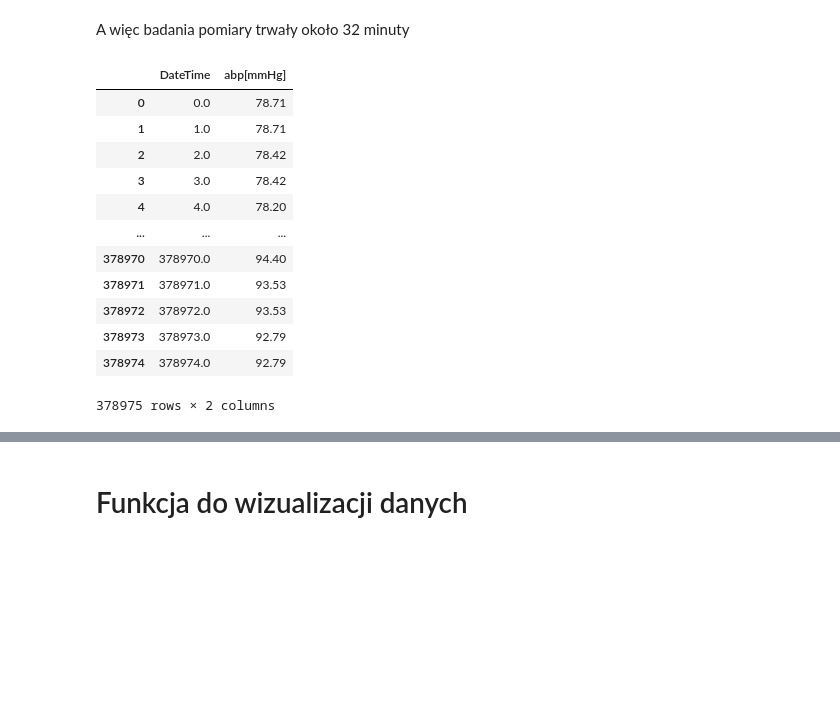
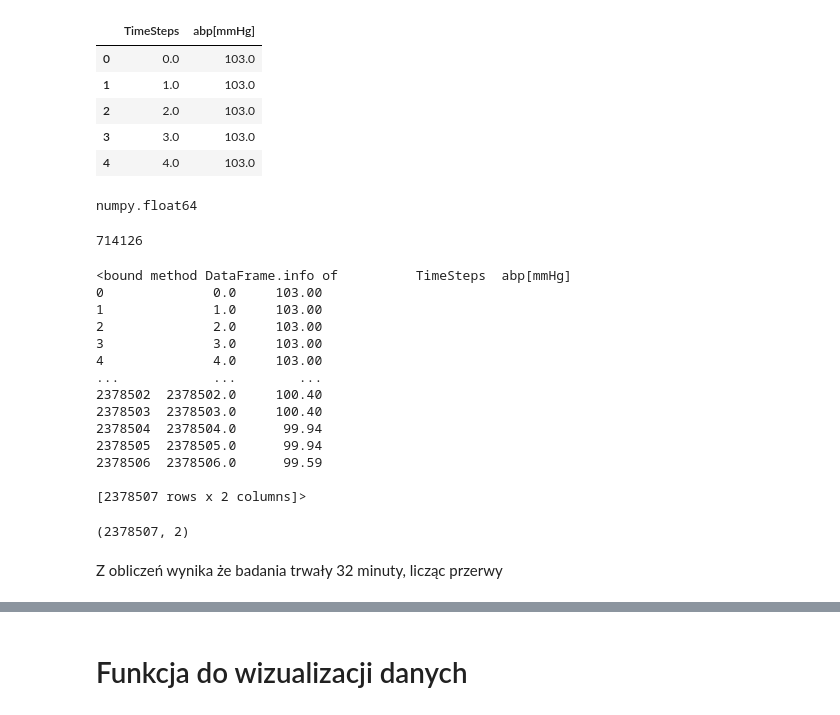
Before and after one commit to IgnacyBerent/BrainLab, a Jupyter notebook: notatki_jupiter.ipynb, the cells around one changed output, grey strips where cells are left out. Saved outputs shown, nothing was run; the diff lists cells and outputs as text; code cells hidden in the pictures; blank space fills up the shorter version.

```diff
--- a/notatki_jupiter.ipynb
+++ b/notatki_jupiter.ipynb
@@ -91,20 +14,42 @@ data_1
-# %% [markdown]
-A więc badania pomiary trwały około 32 minuty
-# %%
-data_1['DateTime'] = [Timestamp_diff(date, data_1['DateTime'][0]) for date in data_1['DateTime']]
-data_1 = fill_missing_steps(data_1)
-data_1
-# %% [output]
-|  | DateTime | abp[mmHg] |
-| 0 | 0.0 | 78.71 |
-| 1 | 1.0 | 78.71 |
-| 2 | 2.0 | 78.42 |
-| 3 | 3.0 | 78.42 |
-| 4 | 4.0 | 78.20 |
-| ... | ... | ... |
-| 378970 | 378970.0 | 94.40 |
-| 378971 | 378971.0 | 93.53 |
-| 378972 | 378972.0 | 93.53 |
-| 378973 | 378973.0 | 92.79 |
-| 378974 | 378974.0 | 92.79 |
-378975 rows × 2 columns
+# %%
+df = prep.read_data('r3.csv')
+# %%
+df.head()
+# %% [output]
+|  | TimeSteps | abp[mmHg] |
+| 0 | 0.0 | 103.0 |
+| 1 | 1.0 | 103.0 |
+| 2 | 2.0 | 103.0 |
+| 3 | 3.0 | 103.0 |
+| 4 | 4.0 | 103.0 |
+# %%
+type(df.TimeSteps[0])
+# %% [output]
+numpy.float64
+# %%
+len(df[df['abp[mmHg]'].isna() == True])
+# %% [output]
+714126
+# %%
+df.info
+# %% [output]
+<bound method DataFrame.info of          TimeSteps  abp[mmHg]
+0              0.0     103.00
+1              1.0     103.00
+2              2.0     103.00
+3              3.0     103.00
+4              4.0     103.00
+...            ...        ...
+2378502  2378502.0     100.40
+2378503  2378503.0     100.40
+2378504  2378504.0      99.94
+2378505  2378505.0      99.94
+2378506  2378506.0      99.59
+
+[2378507 rows x 2 columns]>
+# %%
+df.shape
+# %% [output]
+(2378507, 2)
+# %% [markdown]
+Z obliczeń wynika że badania trwały 32 minuty, licząc przerwy
```
Also changed, not shown: parts of 10 cells of this notebook, 4 other files.
